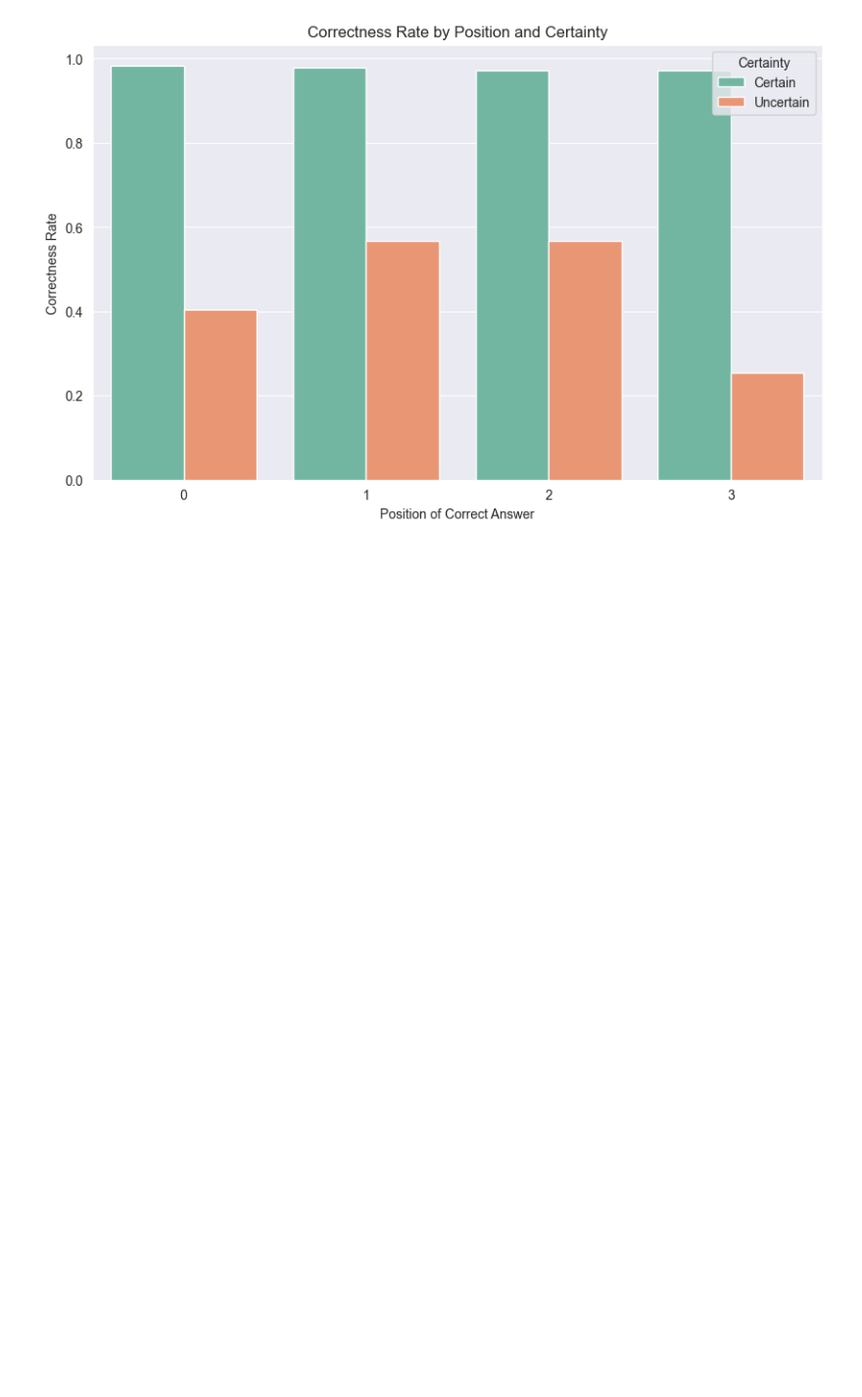
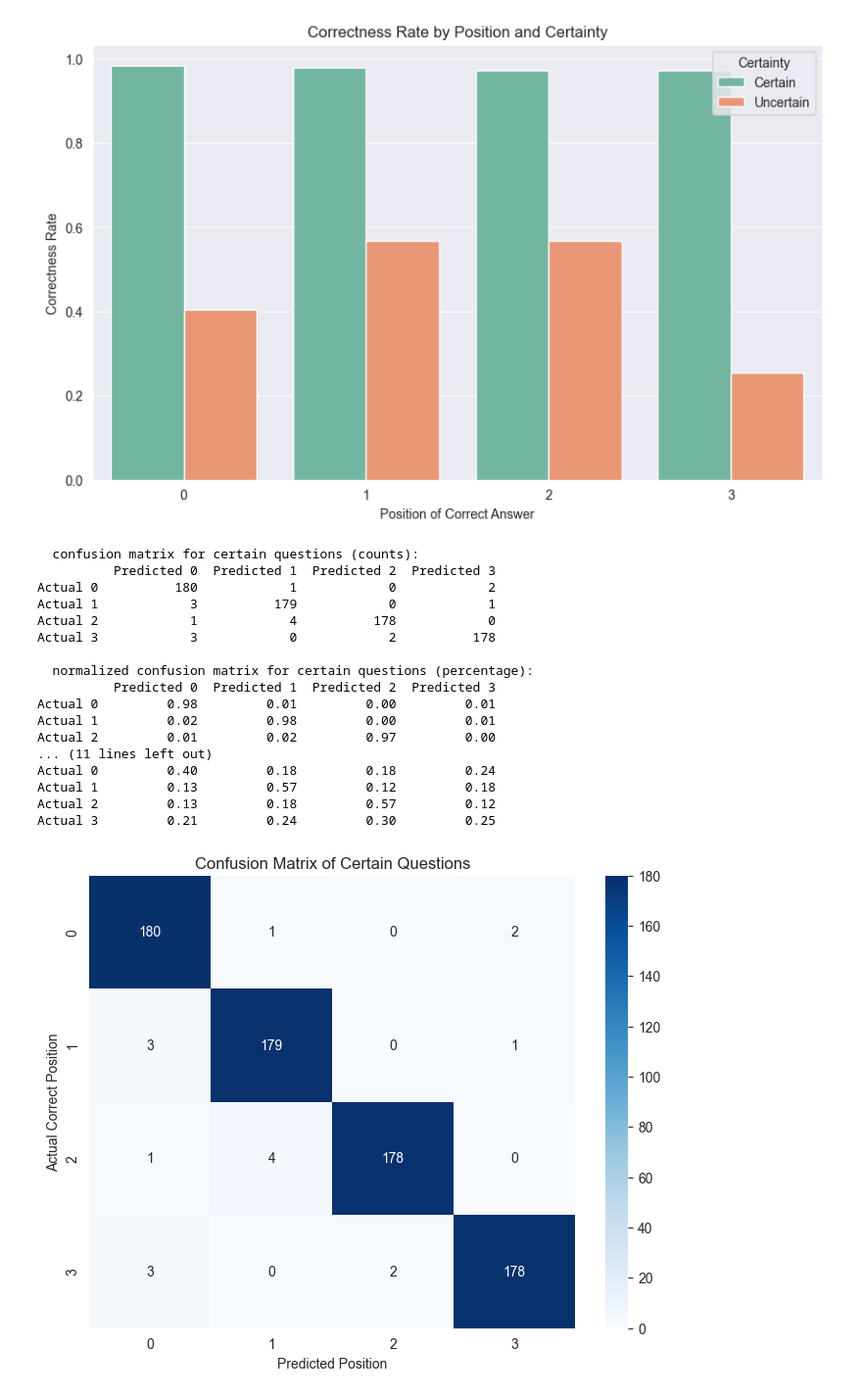
Before and after one commit to amoldavsky/llm-order-dependency, a Jupyter notebook: src/test_analyze.ipynb, the cells around one changed output. Shown at 98% size. Saved outputs shown, nothing was run; the diff lists cells and outputs as text; code cells hidden in the pictures; blank space fills up the shorter version.

```diff
--- a/src/test_analyze.ipynb
+++ b/src/test_analyze.ipynb
@@ -212,3 +212,39 @@ plt.legend(title='Certainty')
 plt.show()
 # %% [output]
 [figure]
+# %%
+# confusion matrix
+(df_cm_certain, df_cm_certain_norm) = calculate_confusion_matrix(
+    df_gpt4om[df_gpt4om["is_certain"]], positions)
+print("\n  confusion matrix for certain questions (counts):")
+print(df_cm_certain)
+print("\n  normalized confusion matrix for certain questions (percentage):")
+print(df_cm_certain_norm.round(2))
+(df_cm_uncertain, df_cm_certain_norm) = calculate_confusion_matrix(
+    df_gpt4om[~df_gpt4om["is_certain"]], positions)
+print("\n  confusion matrix for uncertain questions (counts):")
+print(df_cm_certain)
+print("\n  normalized confusion matrix for uncertain questions (percentage):")
+print(df_cm_certain_norm.round(2))
+
+visualize_cf(df_cm_certain, "Certain")
+visualize_cf(df_cm_uncertain, "Uncertain")
+# %% [output]
+  confusion matrix for certain questions (counts):
+          Predicted 0  Predicted 1  Predicted 2  Predicted 3
+Actual 0          180            1            0            2
+Actual 1            3          179            0            1
+Actual 2            1            4          178            0
+Actual 3            3            0            2          178
+
+  normalized confusion matrix for certain questions (percentage):
+          Predicted 0  Predicted 1  Predicted 2  Predicted 3
+Actual 0         0.98         0.01         0.00         0.01
+Actual 1         0.02         0.98         0.00         0.01
+Actual 2         0.01         0.02         0.97         0.00
+... (11 lines left out)
+Actual 0         0.40         0.18         0.18         0.24
+Actual 1         0.13         0.57         0.12         0.18
+Actual 2         0.13         0.18         0.57         0.12
+Actual 3         0.21         0.24         0.30         0.25
+[figure, added]
```
Also changed, not shown: parts of 2 cells of this notebook.
